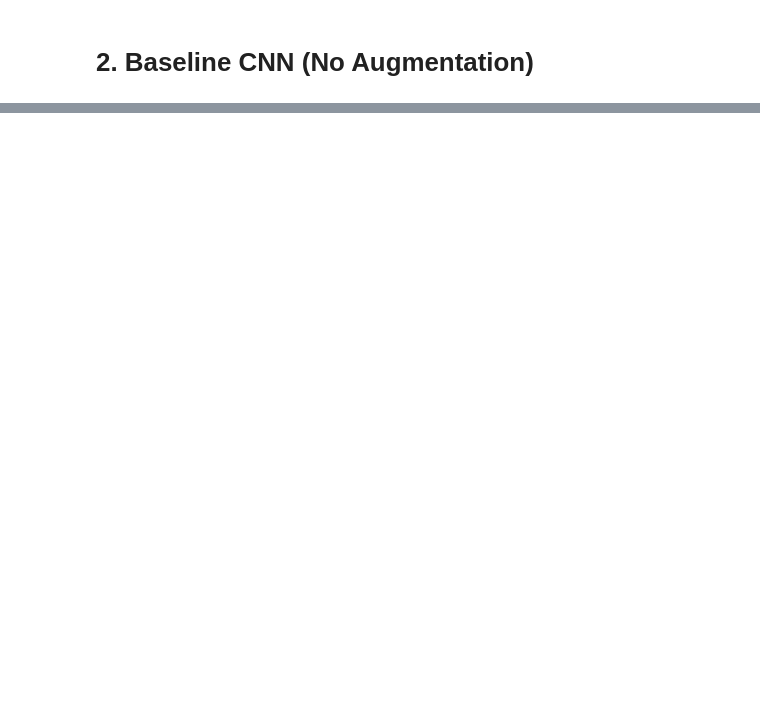
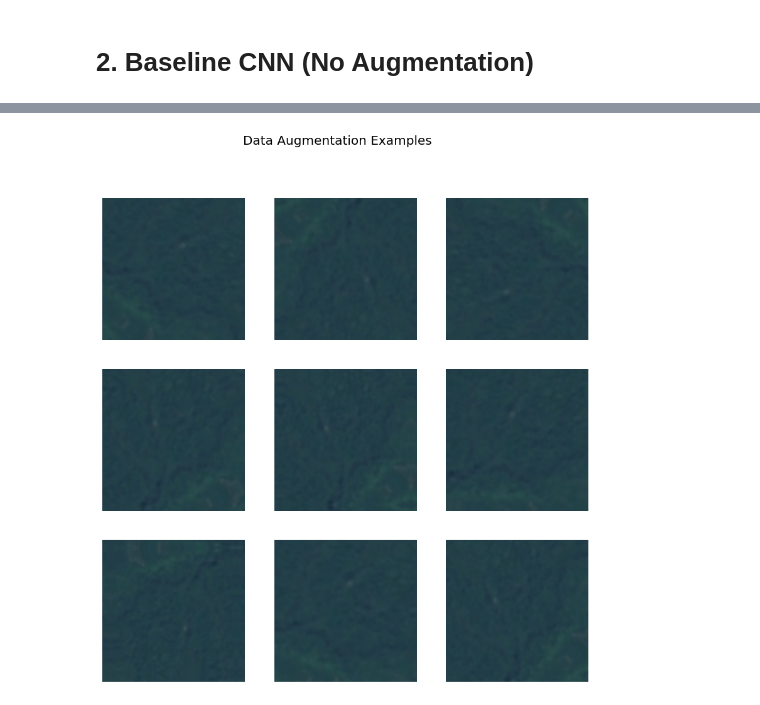
Before and after one commit to Timitan/COMP9130_MP, a Jupyter notebook: mini-project-5/notebooks/satellite_image_cnn.ipynb, the cells around one changed output, grey strips where cells are left out. Saved outputs shown, nothing was run; the diff lists cells and outputs as text; code cells hidden in the pictures; blank space fills up the shorter version.

```diff
--- a/mini-project-5/notebooks/satellite_image_cnn.ipynb
+++ b/mini-project-5/notebooks/satellite_image_cnn.ipynb
@@ -372,17 +306,13 @@ plot_training_curves(history_basic, title='Basic CNN (No Augmentation)')
 # %%
 from sklearn.metrics import classification_report
 
-# Get true labels and predictions for the validation set
-val_labels = []
-val_predictions = []
+val_labels_basic = []
+val_preds_basic  = []
+for images, labels in val_ds:
+    val_labels_basic.extend(np.argmax(labels.numpy(), axis=1))
+    val_preds_basic.extend(np.argmax(model_basic.predict(images, verbose=0), axis=1))
 
-for images, labels in val_ds:
-    val_labels.extend(np.argmax(labels.numpy(), axis=1)) # Convert one-hot to class index
-    val_predictions.extend(np.argmax(model_basic.predict(images, verbose=0), axis=1)) # Get predicted class index
-
-# Generate classification report
-report = classification_report(val_labels, val_predictions, target_names=class_names)
-print(report)
+print(classification_report(val_labels_basic, val_preds_basic, target_names=class_names))
 # %% [output]
               precision    recall  f1-score   support
 
@@ -396,0 +333,25 @@ weighted avg       0.78      0.76      0.76      1126
+# %%
+data_augmentation = keras.Sequential(
+    [
+        layers.RandomFlip("horizontal_and_vertical"),
+        layers.RandomRotation(0.15),    # slightly reduced from 0.2
+        layers.RandomZoom(0.15),        # slightly reduced from 0.2
+        layers.RandomContrast(0.1),
+    ],
+    name="data_augmentation"
+)
+
+# Visualize — clip to [0,1] to prevent display issues
+plt.figure(figsize=(10, 10))
+for images, _ in train_ds.take(1):
+    norm_images = tf.cast(images, tf.float32) / 255.0  # explicit float cast
+    for i in range(9):
+        augmented = data_augmentation(norm_images)
+        ax = plt.subplot(3, 3, i + 1)
+        img = np.clip(augmented[0].numpy(), 0.0, 1.0)   # clip prevents black display bug
+        plt.imshow(img)
+        plt.axis("off")
+    plt.suptitle("Data Augmentation Examples")
+    plt.show()
+# %% [output]
+[figure, added]
```
Also changed, not shown: parts of 36 cells of this notebook.
